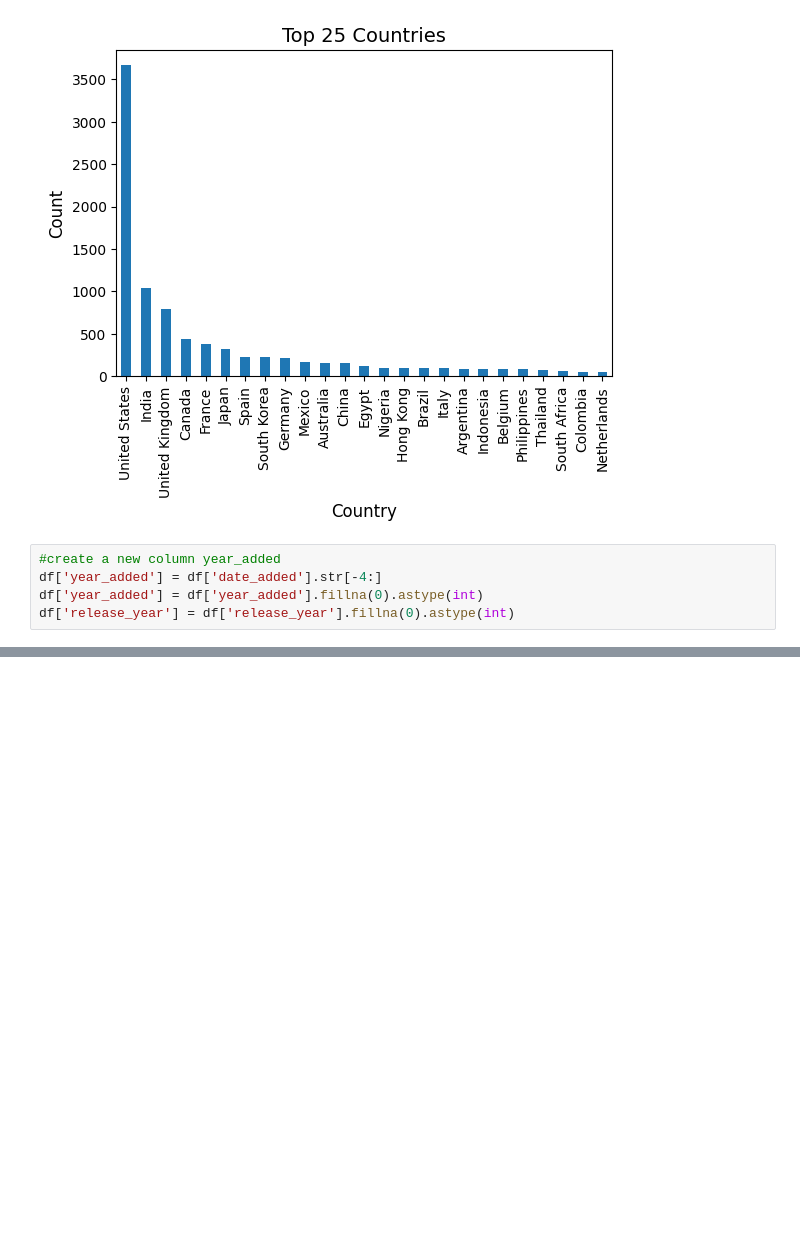
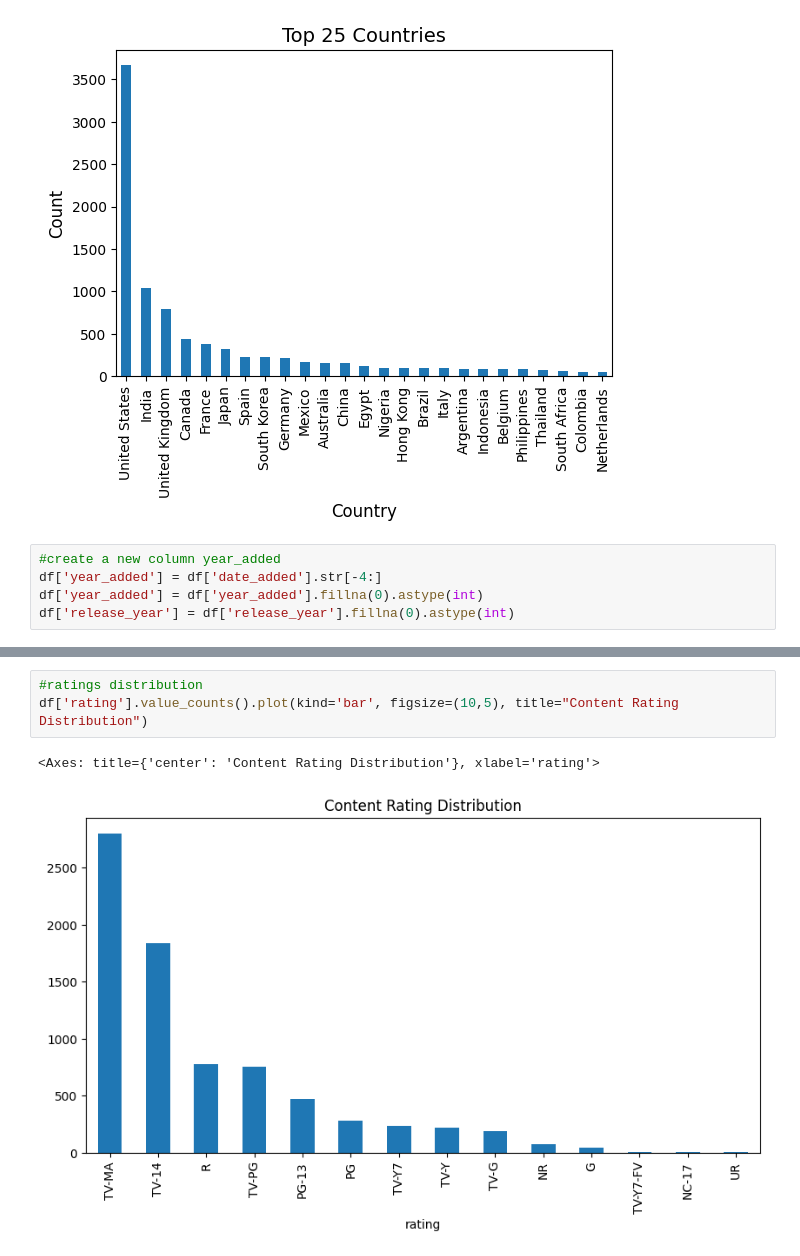
Before and after one commit to Garvit1103/netflix_data_analysis, a Jupyter notebook: data_analysis.ipynb, the cells around one changed output, grey strips where cells are left out. Saved outputs shown, nothing was run; the diff lists cells and outputs as text; blank space fills up the shorter version.

```diff
--- a/data_analysis.ipynb
+++ b/data_analysis.ipynb
@@ -121,0 +137,6 @@ wait_bfr_release = df['year_added'] - df['release_year']
+# %%
+#ratings distribution
+df['rating'].value_counts().plot(kind='bar', figsize=(10,5), title="Content Rating Distribution")
+# %% [output]
+<Axes: title={'center': 'Content Rating Distribution'}, xlabel='rating'>
+[figure, added]
```
Also changed, not shown: parts of 6 cells of this notebook.
